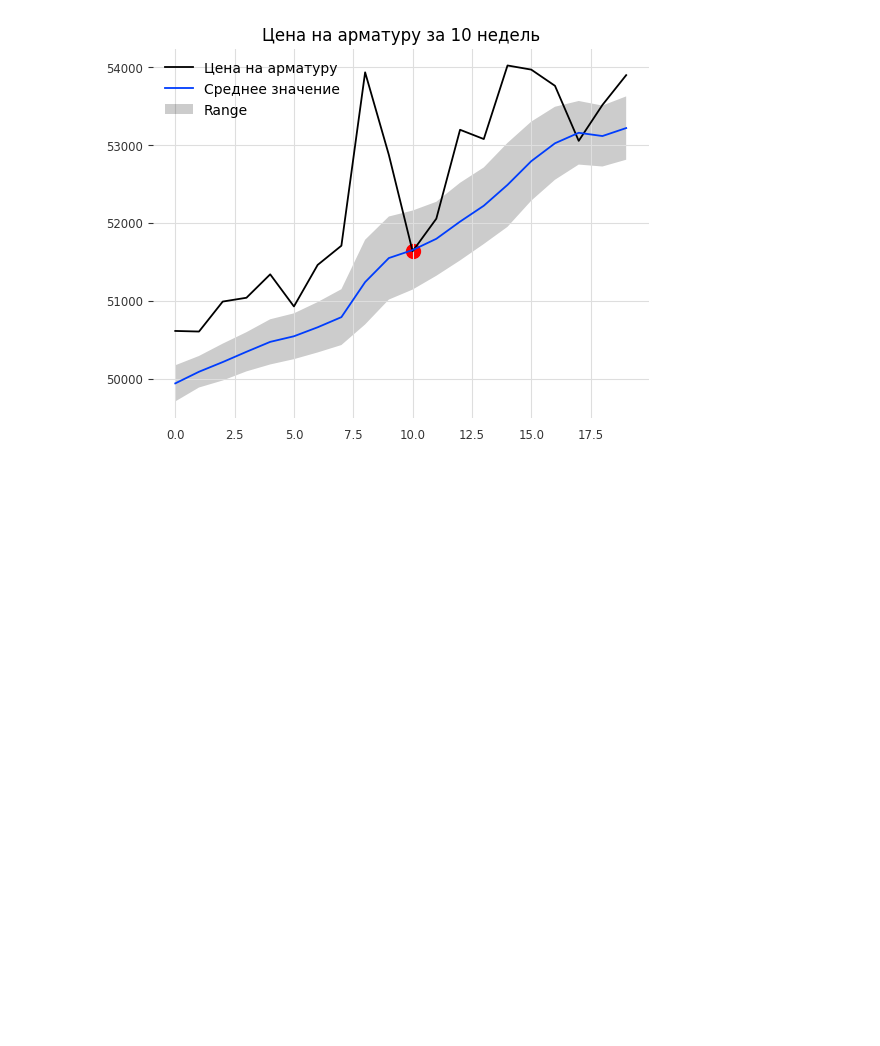
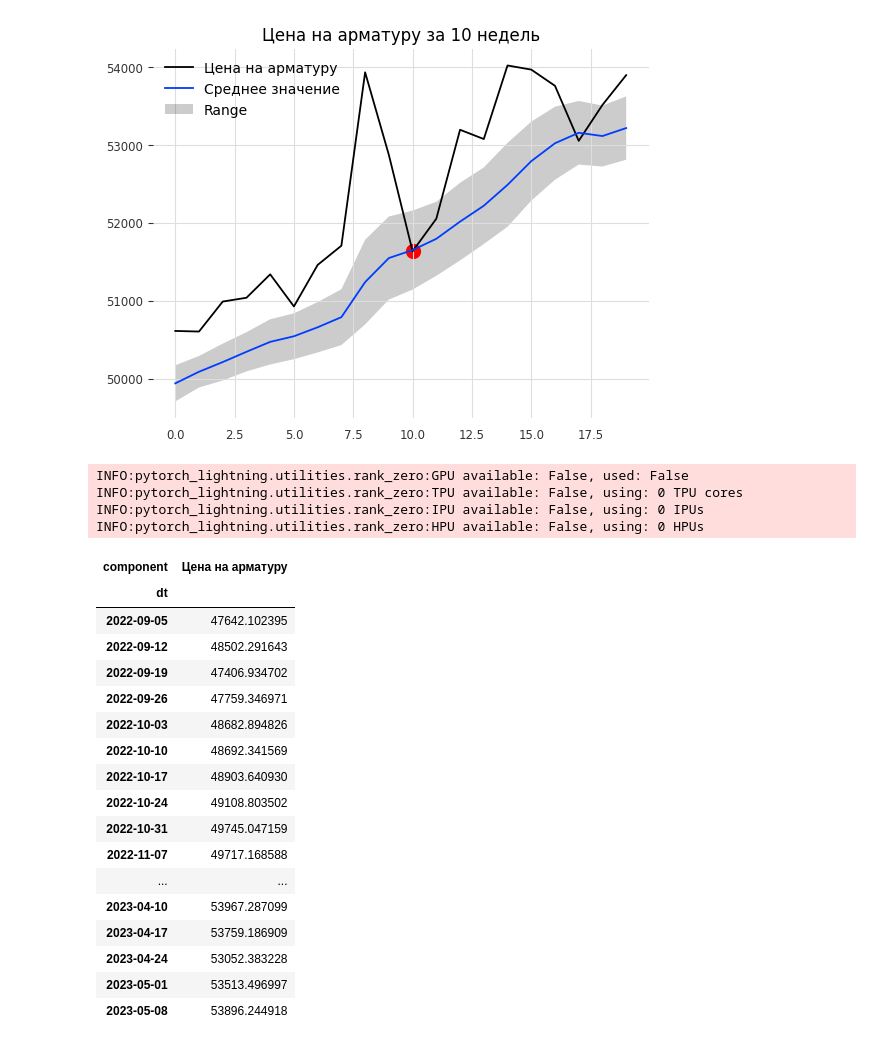
Before and after one commit to asdafafs/hacks-ai-2023, a Jupyter notebook: train.ipynb, the cells around one changed output. Saved outputs shown, nothing was run; the diff lists cells and outputs as text; code cells hidden in the pictures; blank space fills up the shorter version.

```diff
--- a/train.ipynb
+++ b/train.ipynb
@@ -668,0 +671,31 @@ plt.show()
+# %%
+model = NBEATSModel(input_chunk_length=24,
+                             output_chunk_length=12).load('drive/MyDrive/Hakaton/savedmodel.pt')
+# %%
+pred = model.predict(n=36, series=val)
+# %% [output]
+INFO:pytorch_lightning.utilities.rank_zero:GPU available: False, used: False
+INFO:pytorch_lightning.utilities.rank_zero:TPU available: False, using: 0 TPU cores
+INFO:pytorch_lightning.utilities.rank_zero:IPU available: False, using: 0 IPUs
+INFO:pytorch_lightning.utilities.rank_zero:HPU available: False, using: 0 HPUs
+# %%
+pred.pd_dataframe()[['Цена на арматуру']]
+# %% [output]
+| component | Цена на арматуру |
+| dt |  |
+| 2022-09-05 | 47642.102395 |
+| 2022-09-12 | 48502.291643 |
+| 2022-09-19 | 47406.934702 |
+| 2022-09-26 | 47759.346971 |
+| 2022-10-03 | 48682.894826 |
+| 2022-10-10 | 48692.341569 |
+| 2022-10-17 | 48903.640930 |
+| 2022-10-24 | 49108.803502 |
+| 2022-10-31 | 49745.047159 |
+| 2022-11-07 | 49717.168588 |
+| ... | ... |
+| 2023-04-10 | 53967.287099 |
+| 2023-04-17 | 53759.186909 |
+| 2023-04-24 | 53052.383228 |
+| 2023-05-01 | 53513.496997 |
+| 2023-05-08 | 53896.244918 |
```
Also changed, not shown: parts of 1 cell of this notebook.
